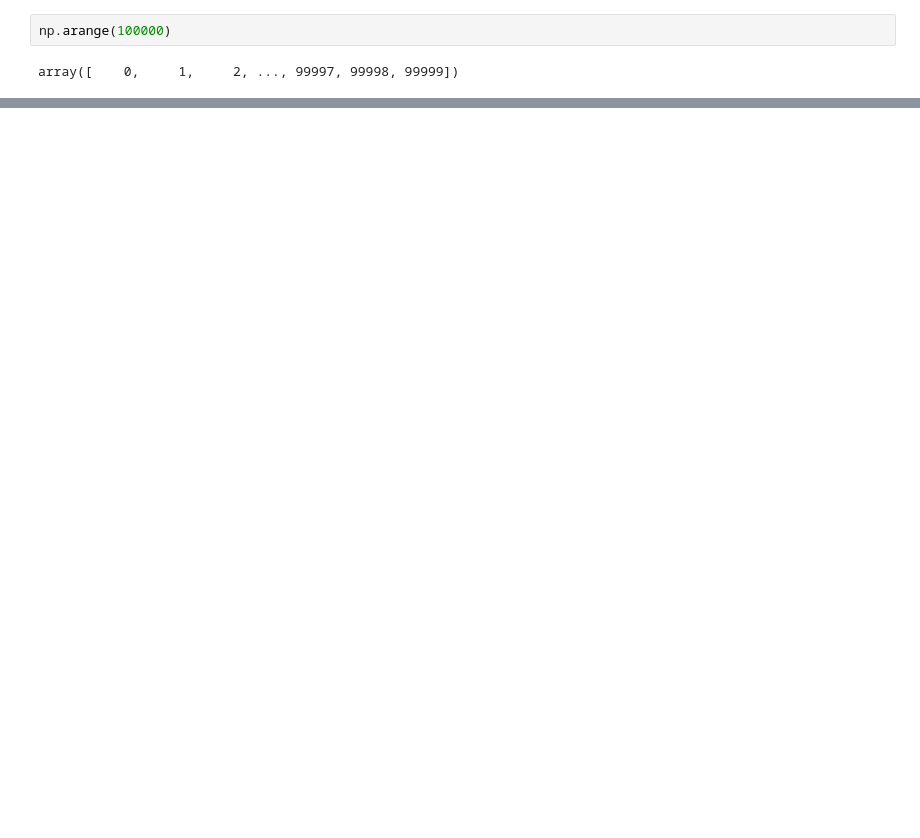
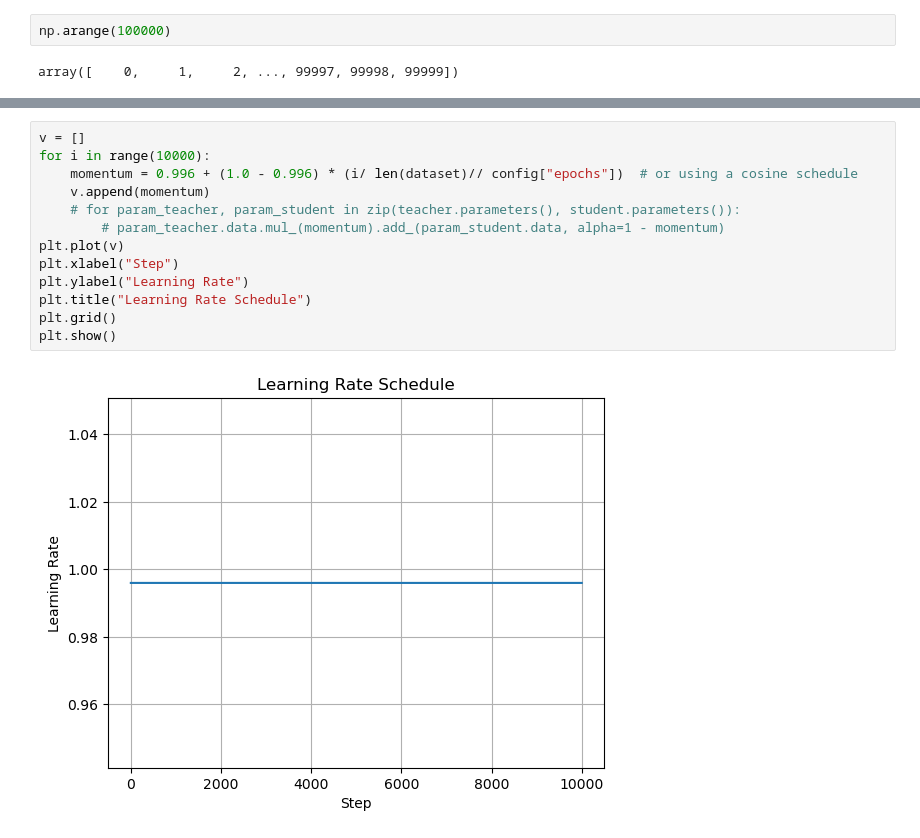
Before and after one commit to Morelli-01/aibio_nico, a Jupyter notebook: source/test.ipynb, the cells around one changed output, grey strips where cells are left out. Drawn from its saved outputs; the diff is of its cells as text; blank space fills up the shorter version.

```diff
--- a/source/test.ipynb
+++ b/source/test.ipynb
@@ -85,0 +86,15 @@ plt.show()
+# %%
+v = []
+for i in range(10000):
+    momentum = 0.996 + (1.0 - 0.996) * (i/ len(dataset)// config["epochs"])  # or using a cosine schedule
+    v.append(momentum)
+    # for param_teacher, param_student in zip(teacher.parameters(), student.parameters()):
+        # param_teacher.data.mul_(momentum).add_(param_student.data, alpha=1 - momentum)
+plt.plot(v)
+plt.xlabel("Step")
+plt.ylabel("Learning Rate")
+plt.title("Learning Rate Schedule")
+plt.grid()
+plt.show()
+# %% [output]
+[figure, added]
```
Also changed, not shown: parts of 7 cells of this notebook, 4 other files.
